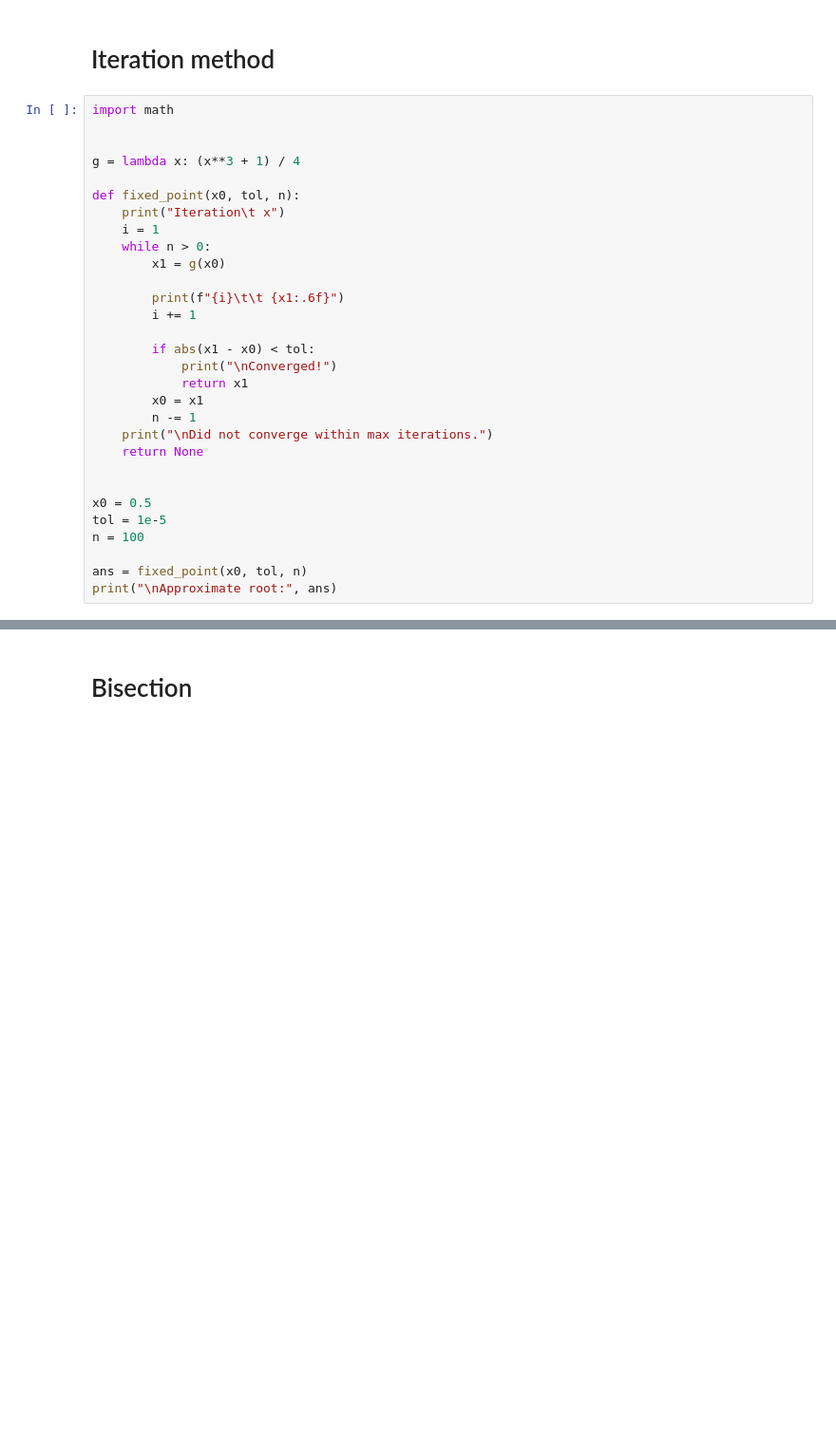
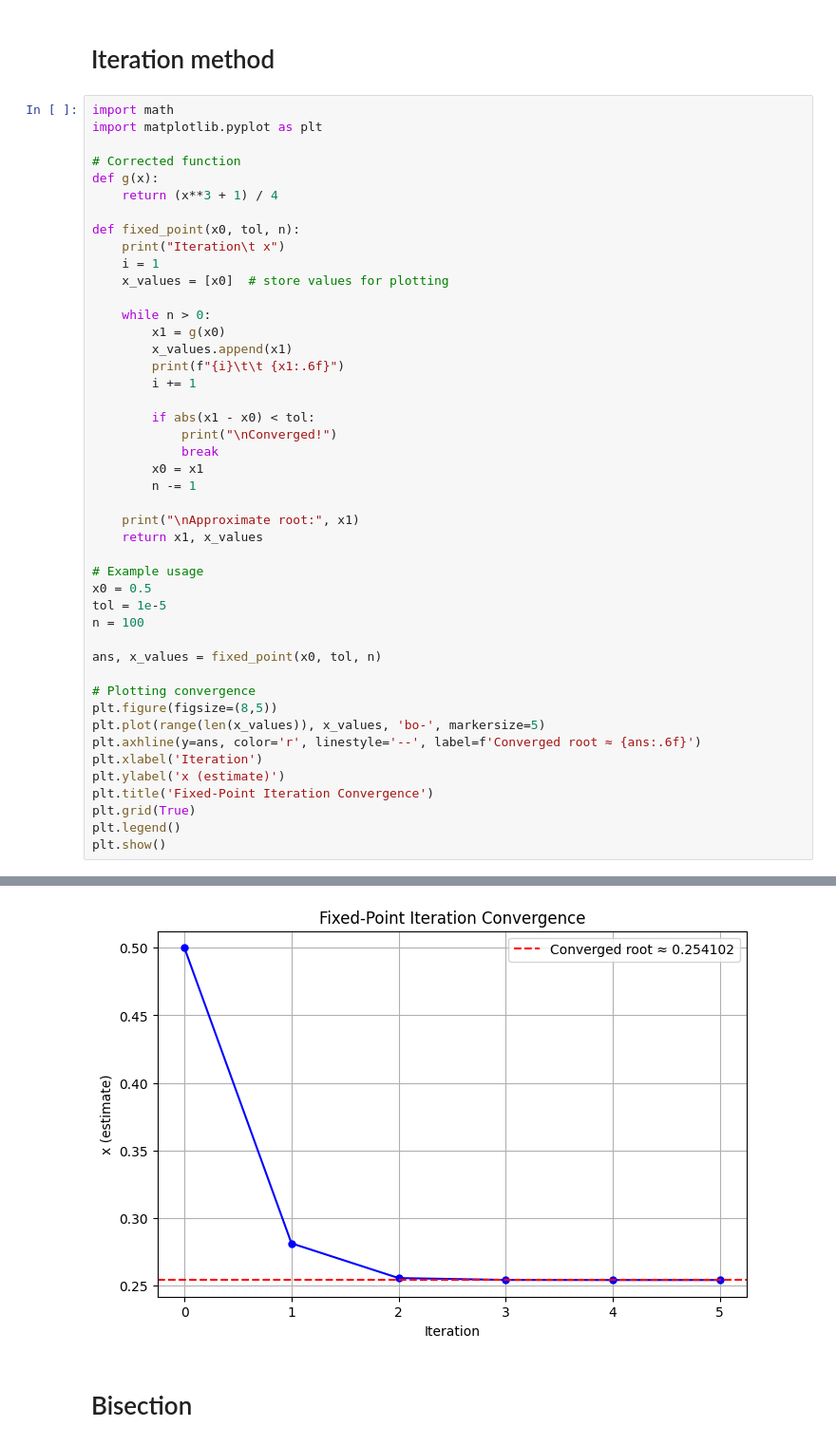
Before and after one commit to safiullah-foragy/Machine-learning, a Jupyter notebook: numerical_mid.ipynb, the cells around one changed output, grey strips where cells are left out. Shown at 95% size. Saved outputs shown, nothing was run; the diff lists cells and outputs as text; blank space fills up the shorter version.

```diff
--- a/numerical_mid.ipynb
+++ b/numerical_mid.ipynb
@@ -2,45 +2,61 @@
 # Iteration method
 # %%
 import math
+import matplotlib.pyplot as plt
 
-
-g = lambda x: (x**3 + 1) / 4
+# Corrected function
+def g(x):
+    return (x**3 + 1) / 4
 
 def fixed_point(x0, tol, n):
     print("Iteration\t x")
     i = 1
+    x_values = [x0]  # store values for plotting
+
     while n > 0:
         x1 = g(x0)
-
+        x_values.append(x1)
         print(f"{i}\t\t {x1:.6f}")
         i += 1
 
         if abs(x1 - x0) < tol:
             print("\nConverged!")
-            return x1
+            break
         x0 = x1
         n -= 1
-    print("\nDid not converge within max iterations.")
-    return None
 
+    print("\nApproximate root:", x1)
+    return x1, x_values
 
+# Example usage
 x0 = 0.5
 tol = 1e-5
 n = 100
 
-ans = fixed_point(x0, tol, n)
-print("\nApproximate root:", ans)
+ans, x_values = fixed_point(x0, tol, n)
+
+# Plotting convergence
+plt.figure(figsize=(8,5))
+plt.plot(range(len(x_values)), x_values, 'bo-', markersize=5)
+plt.axhline(y=ans, color='r', linestyle='--', label=f'Converged root ≈ {ans:.6f}')
+plt.xlabel('Iteration')
+plt.ylabel('x (estimate)')
+plt.title('Fixed-Point Iteration Convergence')
+plt.grid(True)
+plt.legend()
+plt.show()
 # %% [output]
 Iteration        x
 1                0.281250
 2                0.255562
 3                0.254173
 4                0.254105
 5                0.254102
 
 Converged!
 
 Approximate root: 0.25410185518358
+[figure, added]
 # %% [markdown]
 # Bisection
 # %%
```
Also changed, not shown: parts of 35 cells of this notebook, 31 other files.
